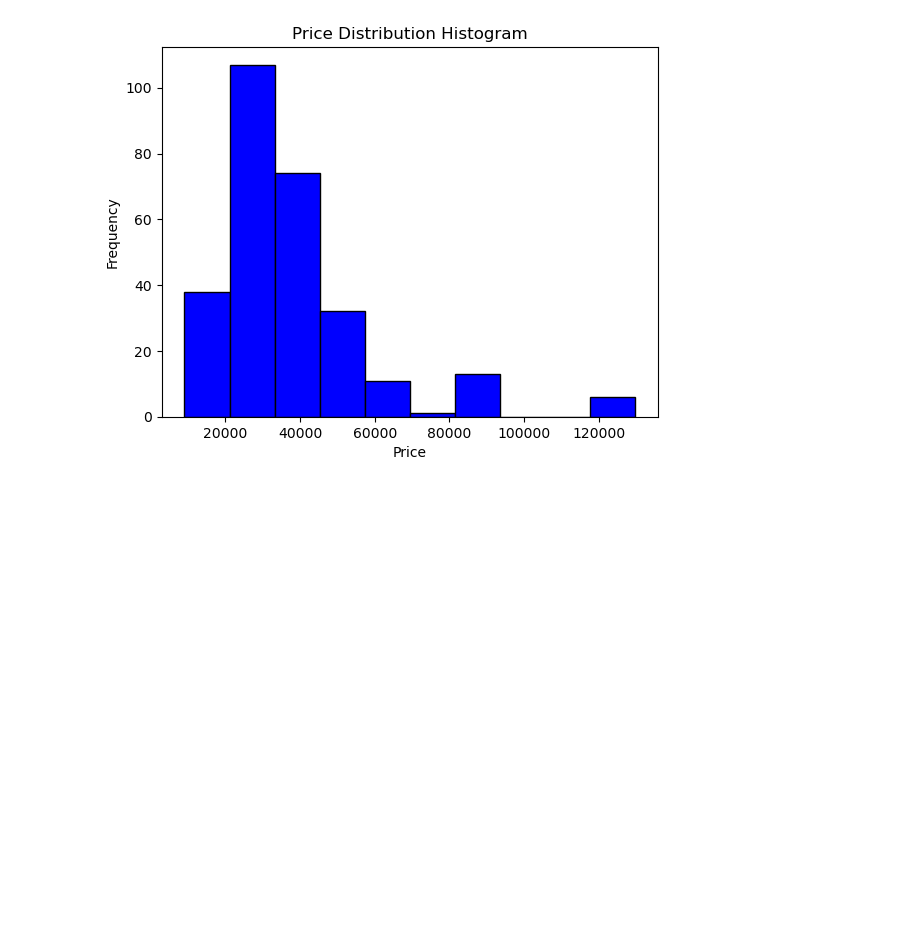
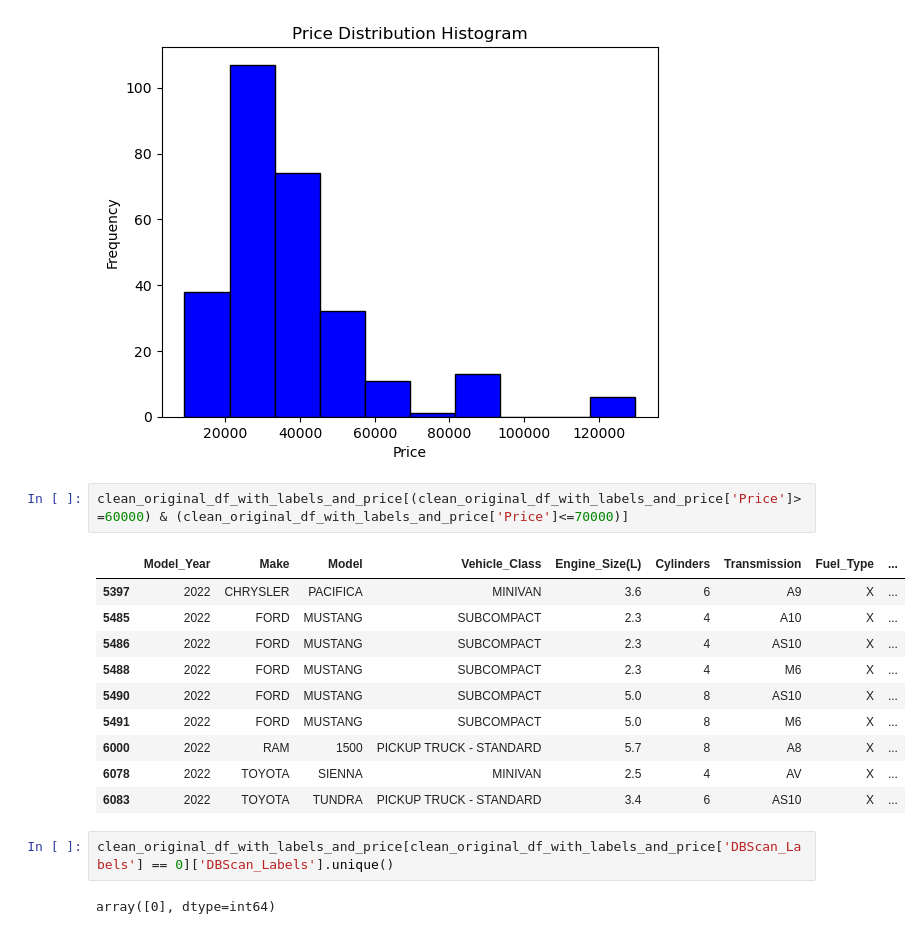
Before and after one commit to Sundus99/DSCapstone, a Jupyter notebook: Capstone_Sprint3.ipynb, the cells around one changed output. Saved outputs shown, nothing was run; the diff lists cells and outputs as text; blank space fills up the shorter version.

```diff
--- a/Capstone_Sprint3.ipynb
+++ b/Capstone_Sprint3.ipynb
@@ -2129,3 +2129,20 @@ plt.title('Price Distribution Histogram')
 plt.show()
 # %% [output]
 [figure]
+# %%
+clean_original_df_with_labels_and_price[(clean_original_df_with_labels_and_price['Price']>=60000) & (clean_original_df_with_labels_and_price['Price']<=70000)]
+# %% [output]
+|  | Model_Year | Make | Model | Vehicle_Class | Engine_Size(L) | Cylinders | Transmission | Fuel_Type | ... |
+| 5397 | 2022 | CHRYSLER | PACIFICA | MINIVAN | 3.6 | 6 | A9 | X | ... |
+| 5485 | 2022 | FORD | MUSTANG | SUBCOMPACT | 2.3 | 4 | A10 | X | ... |
+| 5486 | 2022 | FORD | MUSTANG | SUBCOMPACT | 2.3 | 4 | AS10 | X | ... |
+| 5488 | 2022 | FORD | MUSTANG | SUBCOMPACT | 2.3 | 4 | M6 | X | ... |
+| 5490 | 2022 | FORD | MUSTANG | SUBCOMPACT | 5.0 | 8 | AS10 | X | ... |
+| 5491 | 2022 | FORD | MUSTANG | SUBCOMPACT | 5.0 | 8 | M6 | X | ... |
+| 6000 | 2022 | RAM | 1500 | PICKUP TRUCK - STANDARD | 5.7 | 8 | A8 | X | ... |
+| 6078 | 2022 | TOYOTA | SIENNA | MINIVAN | 2.5 | 4 | AV | X | ... |
+| 6083 | 2022 | TOYOTA | TUNDRA | PICKUP TRUCK - STANDARD | 3.4 | 6 | AS10 | X | ... |
+# %%
+clean_original_df_with_labels_and_price[clean_original_df_with_labels_and_price['DBScan_Labels'] == 0]['DBScan_Labels'].unique()
+# %% [output]
+array([0], dtype=int64)
```
Also changed, not shown: parts of 2 cells of this notebook, 56 other files.
